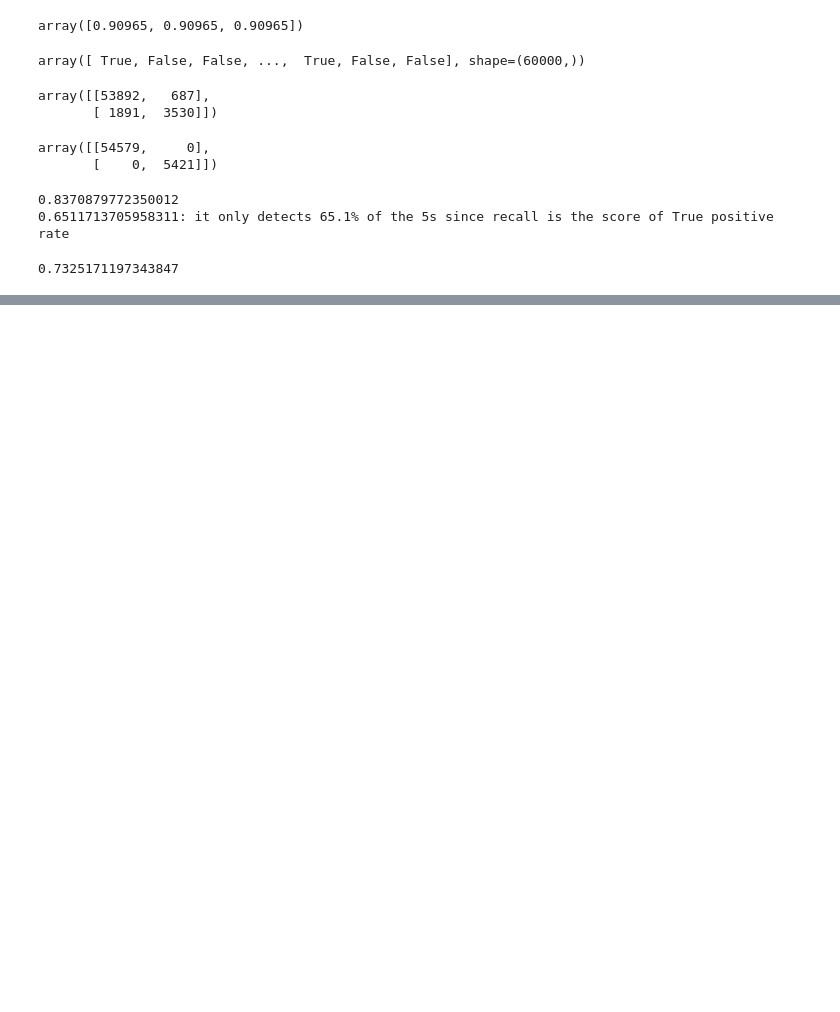
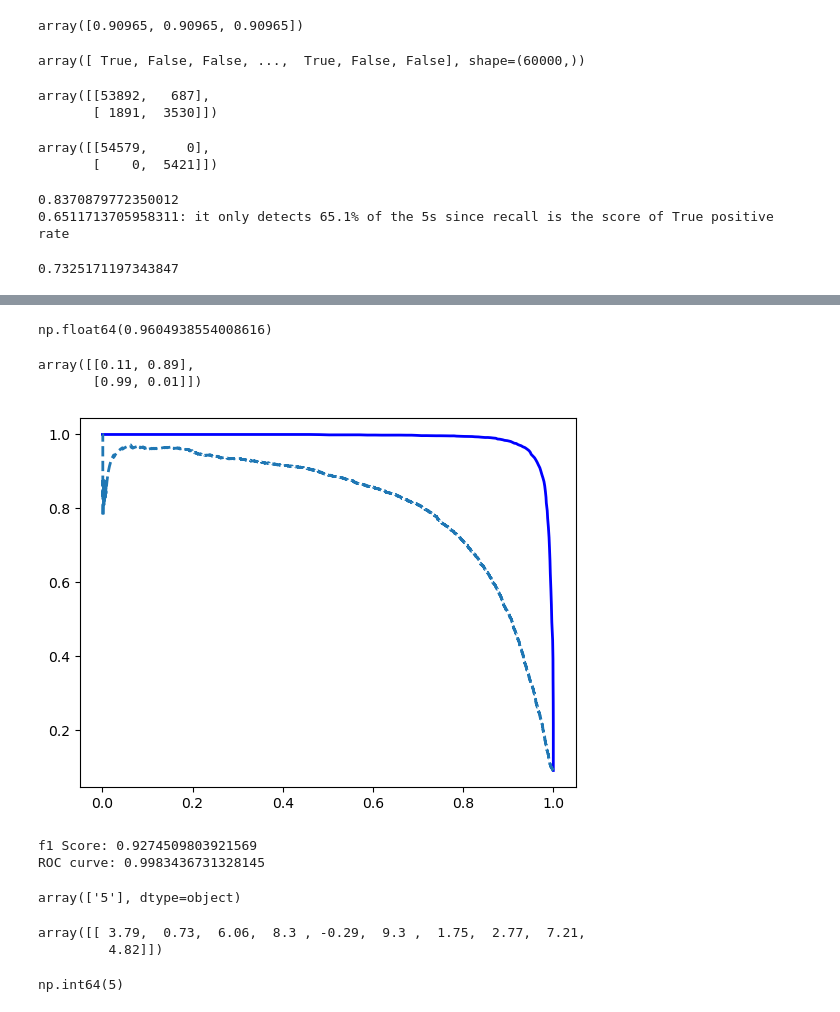
Before and after one commit to leozim/machine_learning.2025, a Jupyter notebook: cap_03_classification/mnist_data_set_classification.ipynb, the cells around one changed output, grey strips where cells are left out. Cells and saved outputs as stored; diff of their text form; code cells hidden in the pictures; blank space fills up the shorter version.

```diff
--- a/cap_03_classification/mnist_data_set_classification.ipynb
+++ b/cap_03_classification/mnist_data_set_classification.ipynb
@@ -119,0 +189,39 @@ print(f1_score(y_train_5, y_train_pred))
+# %%
+# the higher the recall(TPR), the more false positives(FPR) the classifier produces.
+# Qe can use a measure called the area under the curve(AUC). A perfect classifier will have a ROC AUC equal to 1
+from sklearn.metrics import roc_auc_score
+roc_auc_score(y_train_5, y_scores)
+# page 145 at PDF of the book give a rule of thumb wheather use precision/recall(PR) curve or ROC curve
+# %% [output]
+np.float64(0.9604938554008616)
+# %%
+# creating a rfc to compare metrics with sgd_classifier
+from sklearn.ensemble import RandomForestClassifier
+forest_clf = RandomForestClassifier(random_state=42) # doesn't have a decision_function()
+# %%
+# We will use the predict_proba() to use the probability of the positive class as a score.
+y_probas_forest = cross_val_predict(forest_clf, X_train, y_train_5, cv=3, method="predict_proba")
+y_probas_forest[:2] # looking at the first two images class probabilities
+# %% [output]
+array([[0.11, 0.89],
+       [0.99, 0.01]])
+# %%
+# The second column contains the estimated probabilites for the positive class.
+# Let's pass them to the precision_recall_curve() function.
+y_scores_forest = y_probas_forest[:, 1]
+precisions_forest, recalls_forest, thresholds_forest = precision_recall_curve(y_train_5, y_scores_forest)
+
+plt.plot(recalls_forest, precisions_forest, "b-", linewidth=2,
+label="Random Forest")
+plt.plot(recalls, precisions, "--", linewidth=2, label="SGD")
+
+plt.show()
+# %% [output]
+[figure, added]
+# %%
+y_train_pred_forest = y_probas_forest[:, 1] >= 0.5
+print(f"f1 Score: {f1_score(y_train_5, y_train_pred_forest)}")
+print(f"ROC curve: {roc_auc_score(y_train_5, y_scores_forest)}")
+# %% [output]
+f1 Score: 0.9274509803921569
+ROC curve: 0.9983436731328145
@@ -119,0 +230,19 @@ print(f1_score(y_train_5, y_train_pred))
+# %%
+from sklearn.svm import SVC
+
+svm_clf = SVC(random_state=42)
+svm_clf.fit(X_train[:2000], y_train[:2000]) # training the first 20000 observations including all class
+svm_clf.predict([some_digit])
+# %% [output]
+array(['5'], dtype=object)
+# %%
+some_digit_scores = svm_clf.decision_function([some_digit])
+some_digit_scores.round(2)
+# %% [output]
+array([[ 3.79,  0.73,  6.06,  8.3 , -0.29,  9.3 ,  1.75,  2.77,  7.21,
+         4.82]])
+# %%
+class_id = some_digit_scores.argmax()
+class_id
+# %% [output]
+np.int64(5)
```
Also changed, not shown: parts of 18 cells of this notebook.
